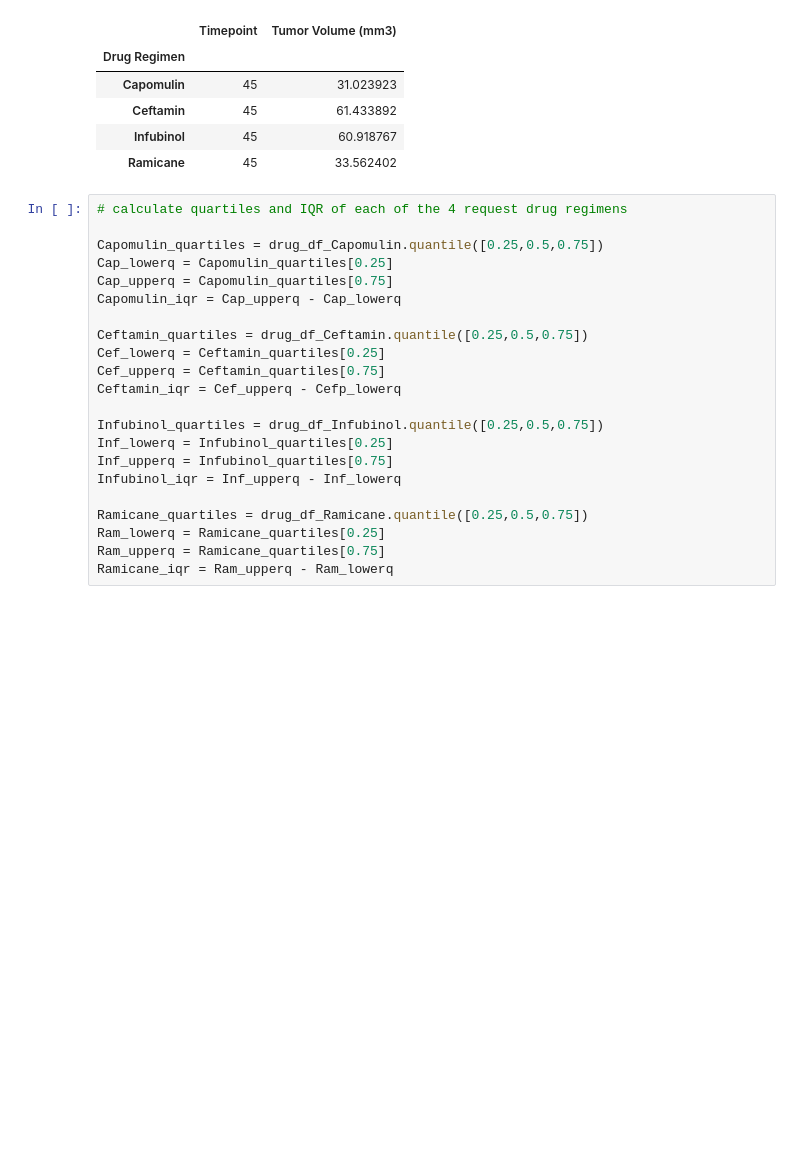
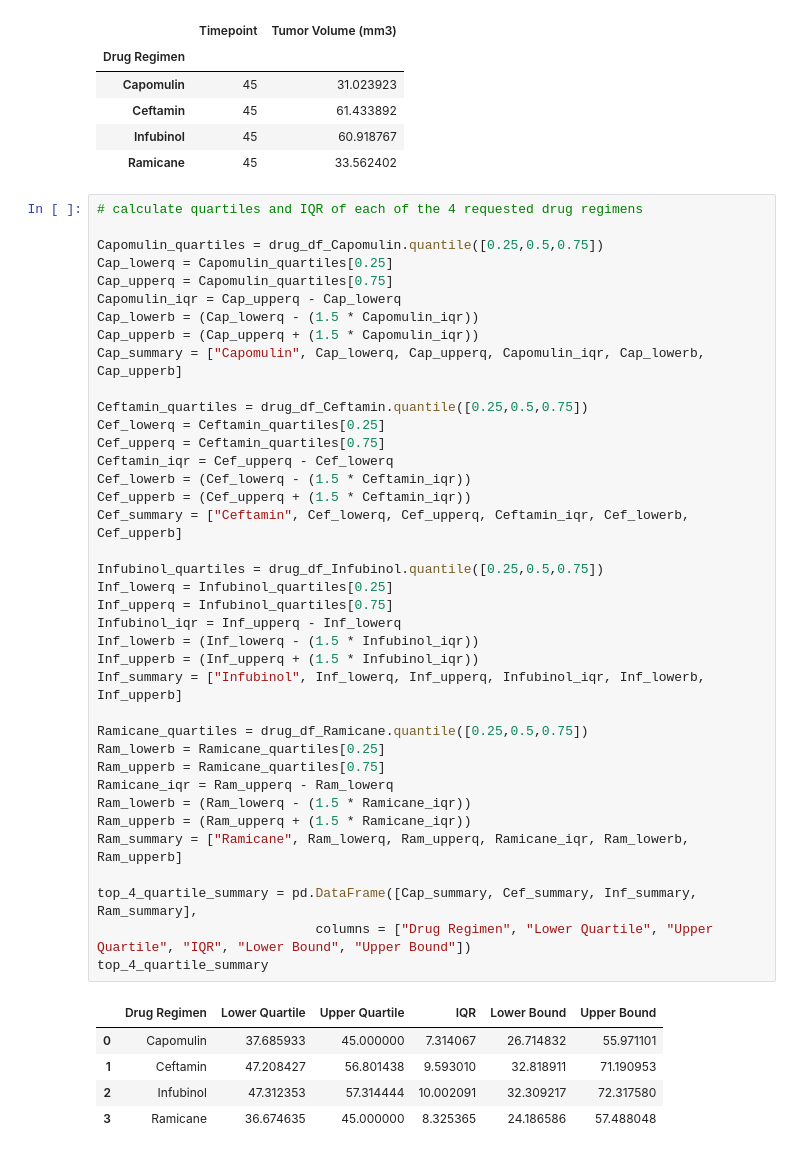
Before and after one commit to JohnTimmers/matplotlib-challenge, a Jupyter notebook: pymaceuticals_challenge.ipynb, the cells around one changed output. Drawn from its saved outputs; the diff is of its cells as text; blank space fills up the shorter version.

```diff
--- a/pymaceuticals_challenge.ipynb
+++ b/pymaceuticals_challenge.ipynb
@@ -152,24 +152,46 @@ top_4_final
 | Infubinol | 45 | 60.918767 |
 | Ramicane | 45 | 33.562402 |
 # %%
-# calculate quartiles and IQR of each of the 4 request drug regimens
+# calculate quartiles and IQR of each of the 4 requested drug regimens
 
 Capomulin_quartiles = drug_df_Capomulin.quantile([0.25,0.5,0.75])
 Cap_lowerq = Capomulin_quartiles[0.25]
 Cap_upperq = Capomulin_quartiles[0.75]
 Capomulin_iqr = Cap_upperq - Cap_lowerq
+Cap_lowerb = (Cap_lowerq - (1.5 * Capomulin_iqr))
+Cap_upperb = (Cap_upperq + (1.5 * Capomulin_iqr))
+Cap_summary = ["Capomulin", Cap_lowerq, Cap_upperq, Capomulin_iqr, Cap_lowerb, Cap_upperb]
 
 Ceftamin_quartiles = drug_df_Ceftamin.quantile([0.25,0.5,0.75])
 Cef_lowerq = Ceftamin_quartiles[0.25]
 Cef_upperq = Ceftamin_quartiles[0.75]
-Ceftamin_iqr = Cef_upperq - Cefp_lowerq
+Ceftamin_iqr = Cef_upperq - Cef_lowerq
+Cef_lowerb = (Cef_lowerq - (1.5 * Ceftamin_iqr))
+Cef_upperb = (Cef_upperq + (1.5 * Ceftamin_iqr))
+Cef_summary = ["Ceftamin", Cef_lowerq, Cef_upperq, Ceftamin_iqr, Cef_lowerb, Cef_upperb]
 
 Infubinol_quartiles = drug_df_Infubinol.quantile([0.25,0.5,0.75])
 Inf_lowerq = Infubinol_quartiles[0.25]
 Inf_upperq = Infubinol_quartiles[0.75]
 Infubinol_iqr = Inf_upperq - Inf_lowerq
+Inf_lowerb = (Inf_lowerq - (1.5 * Infubinol_iqr))
+Inf_upperb = (Inf_upperq + (1.5 * Infubinol_iqr))
+Inf_summary = ["Infubinol", Inf_lowerq, Inf_upperq, Infubinol_iqr, Inf_lowerb, Inf_upperb]
 
 Ramicane_quartiles = drug_df_Ramicane.quantile([0.25,0.5,0.75])
-Ram_lowerq = Ramicane_quartiles[0.25]
-Ram_upperq = Ramicane_quartiles[0.75]
+Ram_lowerb = Ramicane_quartiles[0.25]
+Ram_upperb = Ramicane_quartiles[0.75]
 Ramicane_iqr = Ram_upperq - Ram_lowerq
+Ram_lowerb = (Ram_lowerq - (1.5 * Ramicane_iqr))
+Ram_upperb = (Ram_upperq + (1.5 * Ramicane_iqr))
+Ram_summary = ["Ramicane", Ram_lowerq, Ram_upperq, Ramicane_iqr, Ram_lowerb, Ram_upperb]
+
+top_4_quartile_summary = pd.DataFrame([Cap_summary, Cef_summary, Inf_summary, Ram_summary],
+                            columns = ["Drug Regimen", "Lower Quartile", "Upper Quartile", "IQR", "Lower Bound", "Upper Bound"])
+top_4_quartile_summary
+# %% [output]
+|  | Drug Regimen | Lower Quartile | Upper Quartile | IQR | Lower Bound | Upper Bound |
+| 0 | Capomulin | 37.685933 | 45.000000 | 7.314067 | 26.714832 | 55.971101 |
+| 1 | Ceftamin | 47.208427 | 56.801438 | 9.593010 | 32.818911 | 71.190953 |
+| 2 | Infubinol | 47.312353 | 57.314444 | 10.002091 | 32.309217 | 72.317580 |
+| 3 | Ramicane | 36.674635 | 45.000000 | 8.325365 | 24.186586 | 57.488048 |
```
Also changed, not shown: parts of 7 cells of this notebook.
